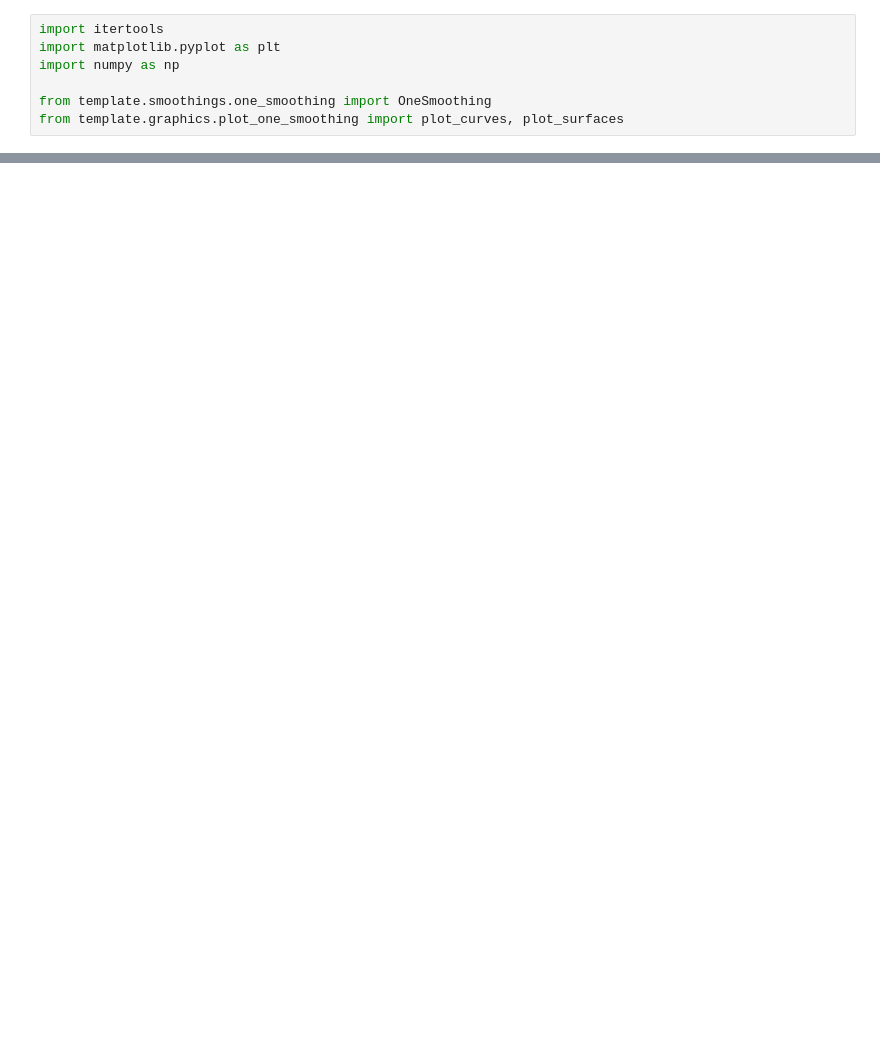
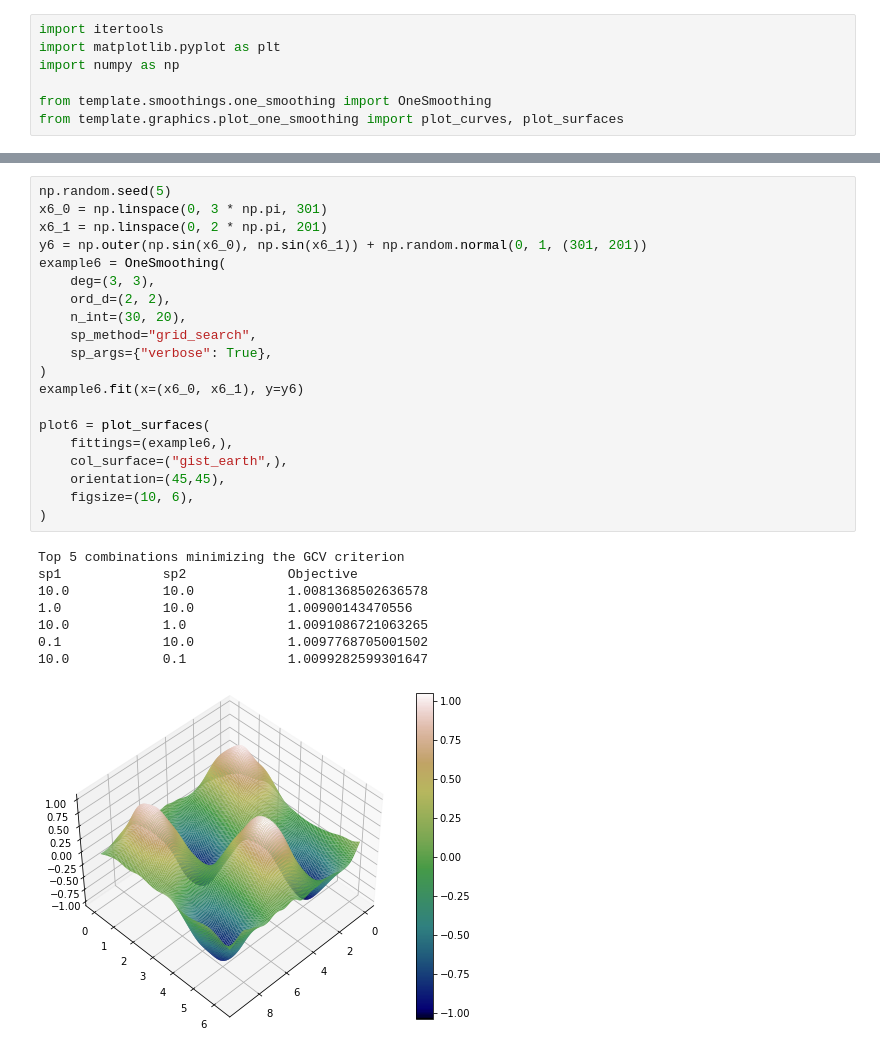
Before and after one commit to ManuelNavarroGarcia/cpsplines, a Jupyter notebook: examples/simulated_data.ipynb, the cells around one changed output, grey strips where cells are left out. Saved outputs shown, nothing was run; the diff lists cells and outputs as text; blank space fills up the shorter version.

```diff
--- a/examples/simulated_data.ipynb
+++ b/examples/simulated_data.ipynb
@@ -483,0 +245,29 @@ sp1             sp2             Objective
+# %%
+np.random.seed(5)
+x6_0 = np.linspace(0, 3 * np.pi, 301)
+x6_1 = np.linspace(0, 2 * np.pi, 201)
+y6 = np.outer(np.sin(x6_0), np.sin(x6_1)) + np.random.normal(0, 1, (301, 201))
+example6 = OneSmoothing(
+    deg=(3, 3),
+    ord_d=(2, 2),
+    n_int=(30, 20),
+    sp_method="grid_search",
+    sp_args={"verbose": True},
+)
+example6.fit(x=(x6_0, x6_1), y=y6)
+
+plot6 = plot_surfaces(
+    fittings=(example6,),
+    col_surface=("gist_earth",),
+    orientation=(45,45),
+    figsize=(10, 6),
+)
+# %% [output]
+Top 5 combinations minimizing the GCV criterion
+sp1             sp2             Objective
+10.0            10.0            1.0081368502636578
+1.0             10.0            1.00900143470556
+10.0            1.0             1.0091086721063265
+0.1             10.0            1.0097768705001502
+10.0            0.1             1.0099282599301647
+[figure, added]
```
Also changed, not shown: parts of 40 cells of this notebook.
